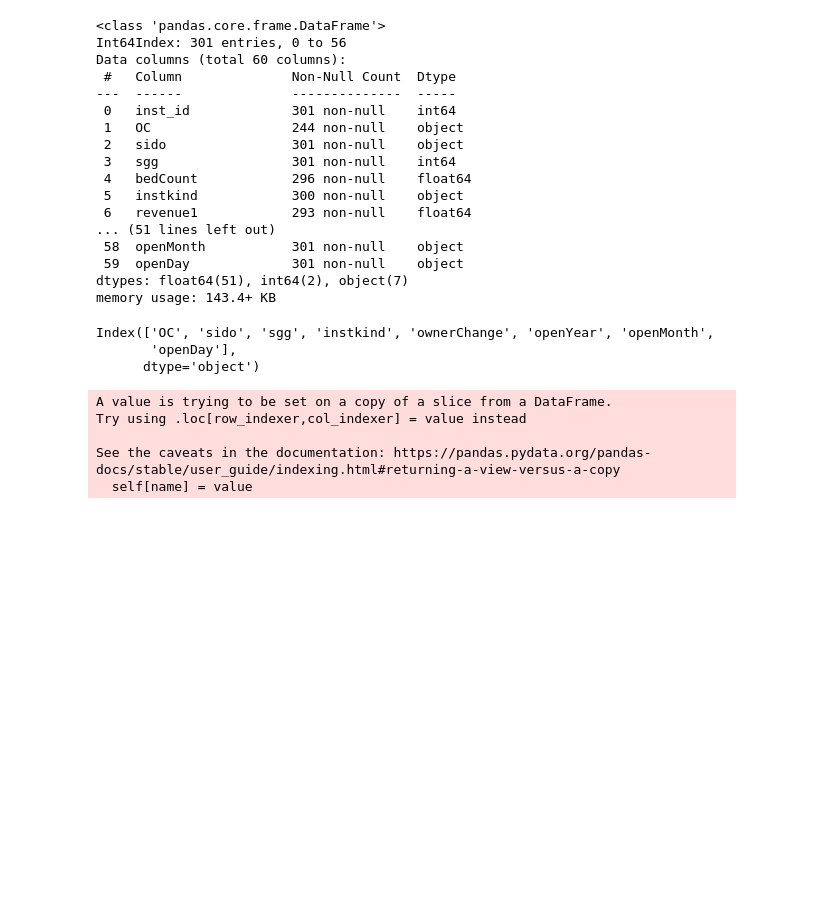
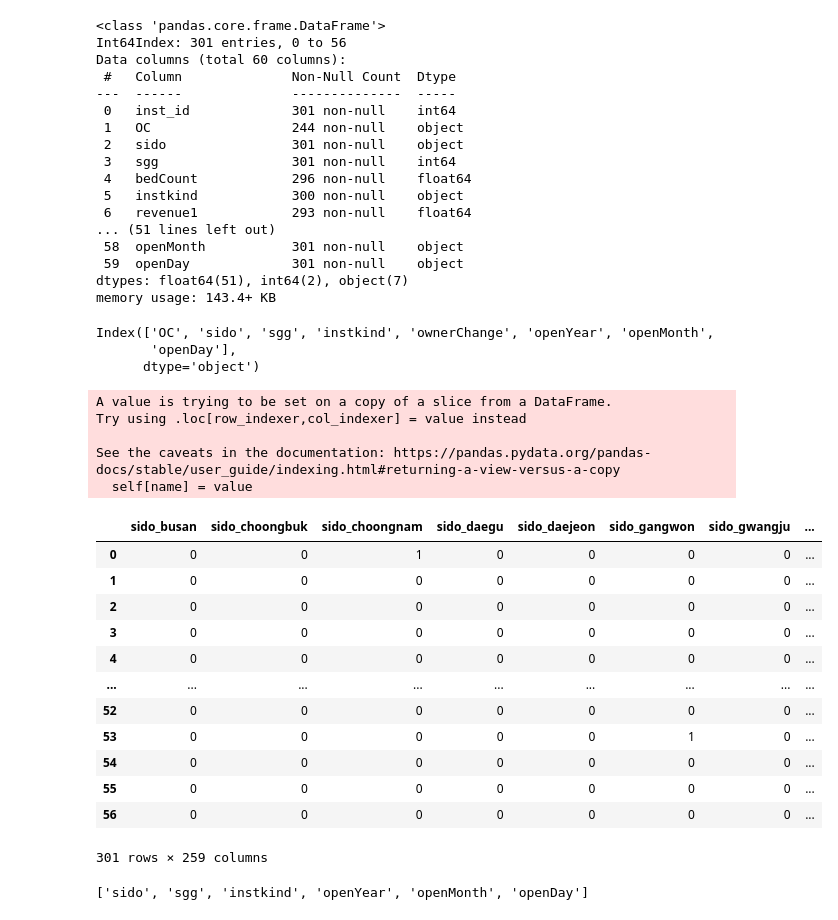
Before and after one commit to Sejong-Kaggle-Challengers-2nd/Cho-D-YoungRae, a Jupyter notebook: 1/코드공부 반영해보기.ipynb, the cells around one changed output. Cells and saved outputs as stored; diff of their text form; code cells hidden in the pictures; blank space fills up the shorter version.

```diff
--- a/1/코드공부 반영해보기.ipynb
+++ b/1/코드공부 반영해보기.ipynb
@@ -132,3 +132,23 @@ predict=search.predict(test_prod_X_sc)
 sub_RF = pd.DataFrame({'inst_id' : sub_id , 'OC' : predict })
 sub_RF = sub_RF[['inst_id', 'OC']]
 sub_RF.to_csv("result_SVM.csv",index=False)
+# %%
+onehot_encoded
+# %% [output]
+|  | sido_busan | sido_choongbuk | sido_choongnam | sido_daegu | sido_daejeon | sido_gangwon | sido_gwangju | ... |
+| 0 | 0 | 0 | 1 | 0 | 0 | 0 | 0 | ... |
+| 1 | 0 | 0 | 0 | 0 | 0 | 0 | 0 | ... |
+| 2 | 0 | 0 | 0 | 0 | 0 | 0 | 0 | ... |
+| 3 | 0 | 0 | 0 | 0 | 0 | 0 | 0 | ... |
+| 4 | 0 | 0 | 0 | 0 | 0 | 0 | 0 | ... |
+| ... | ... | ... | ... | ... | ... | ... | ... | ... |
+| 52 | 0 | 0 | 0 | 0 | 0 | 0 | 0 | ... |
+| 53 | 0 | 0 | 0 | 0 | 0 | 1 | 0 | ... |
+| 54 | 0 | 0 | 0 | 0 | 0 | 0 | 0 | ... |
+| 55 | 0 | 0 | 0 | 0 | 0 | 0 | 0 | ... |
+| 56 | 0 | 0 | 0 | 0 | 0 | 0 | 0 | ... |
+301 rows × 259 columns
+# %%
+onehot_columns
+# %% [output]
+['sido', 'sgg', 'instkind', 'openYear', 'openMonth', 'openDay']
```
Also changed, not shown: parts of 1 cell of this notebook, 2 other files.
